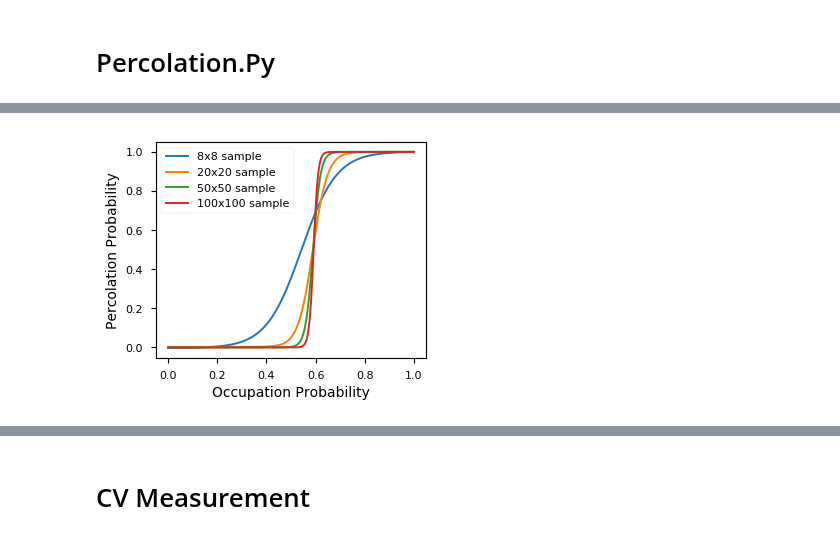
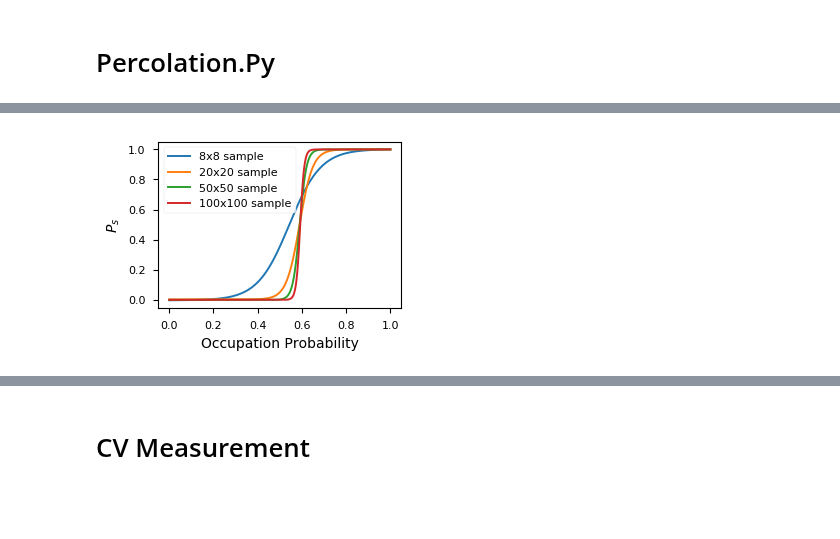
Before and after one commit to prabowobagas/Jupyter-Notebook-Thesis, a Jupyter notebook: Weekly Journal.ipynb, the cells around one changed output, grey strips where cells are left out. Saved outputs shown, nothing was run; the diff lists cells and outputs as text; code cells hidden in the pictures; blank space fills up the shorter version.

```diff
--- a/Weekly Journal.ipynb
+++ b/Weekly Journal.ipynb
@@ -160,16 +165,3 @@ I_{sd} &= 0 \text{  for  } V_{sd} < V_c
 \end{align}
 
 Since we model it as it it proportional to some factor, we can use scipy least square minimization along with the model.
-# %%
-#Equation 1 testing
-
-R_0 = 1*10**8
-T_0 = 250
-T = np.linspace(1,100,100)
-v=0.1
-for i in range(1,5):
-    R = R_0*np.exp((T_0/T)**v)
-    v = v+0.1
-    plt.semilogy(T,R)
-    axes = plt.gca()
-    axes.set_xlim([0,60])
@@ -178,18 +167,0 @@ for i in range(1,5):
-# %%
-#Equation 2 testing
-V_sd = np.linspace(0,5,100) #Can have negative initial value, depletion mode
-delta = 1.56 # 1.36 +/- 0.16 in 2D
-V_c = 0.475
-I_sd = [None]*len(V_sd) #initialize the list
-for i,val in enumerate(V_sd):
-    if val<V_c:
-        I_sd[i]=0
-    elif val>=V_c:
-        I_sd[i]=1.25*(val - V_c)**delta
-
-
-plt.plot(V_sd,I_sd)
-plt.xlabel('Ids')
-plt.ylabel('$I_{ds}$ [$\mu$A]')
-plt.title('$I_{ds}$ vs $V_{ds}$')
-plt.show()
@@ -722,30 +695,31 @@ fig1.set_size_inches(plot_width, plot_height)
 # %%
+#The following code plots the data point from the previous code for different sample size.
 from scipy.optimize import curve_fit
 
 def sigmoid(x, a, b, c, d):
     y = a / (1 + np.exp(-b*x-c)) + d
     return y
 
 name_array = [8, 20, 50, 100]
 label_array = ['8x8','20x20', '50x50', '100x100']
 
 for labl_number, number in enumerate(name_array):
     df = pd.read_csv('PercSimData\\perc_%sx%s_Loop20_lineseries200.txt' %(number, number), sep='\t', dtype=np.float64)
     popt, pcov = curve_fit(sigmoid, df['occupation probability'], df['Percolate frequency']/20)
 
     occ_prob_new = np.linspace(0, 1, num = 10000, endpoint=True)
     perc_freq_new = sigmoid(occ_prob_new, *popt)
     fig1 = plt.figure(1)
     plt.plot(occ_prob_new, perc_freq_new/max(perc_freq_new), label = label_array[labl_number] + ' sample')
 
 
 plt.xlabel('Occupation Probability', fontsize=10)
-plt.ylabel('Percolation Probability', fontsize=10)
+plt.ylabel('$P_s$', fontsize=10)
 plt.legend(prop={'size': 8})
 ax = plt.gca()
 ax.tick_params(axis = 'both', which = 'major', labelsize = 8)
-fig1.set_size_inches(plot_width, plot_height*1.3)
-fig1.savefig('Figures\\percprob_vs_occprob.pdf', format='pdf', dpi=300,bbox_inches='tight')
+fig1.set_size_inches(plot_width*0.9, plot_height)
+# fig1.savefig('Figures\\percprob_vs_occprob.pdf', format='pdf', dpi=300,bbox_inches='tight')
 # %% [output]
-[figure, old version]
+[figure, new version]
 # %%
```
Also changed, not shown: parts of 21 cells of this notebook, 11 other files.
